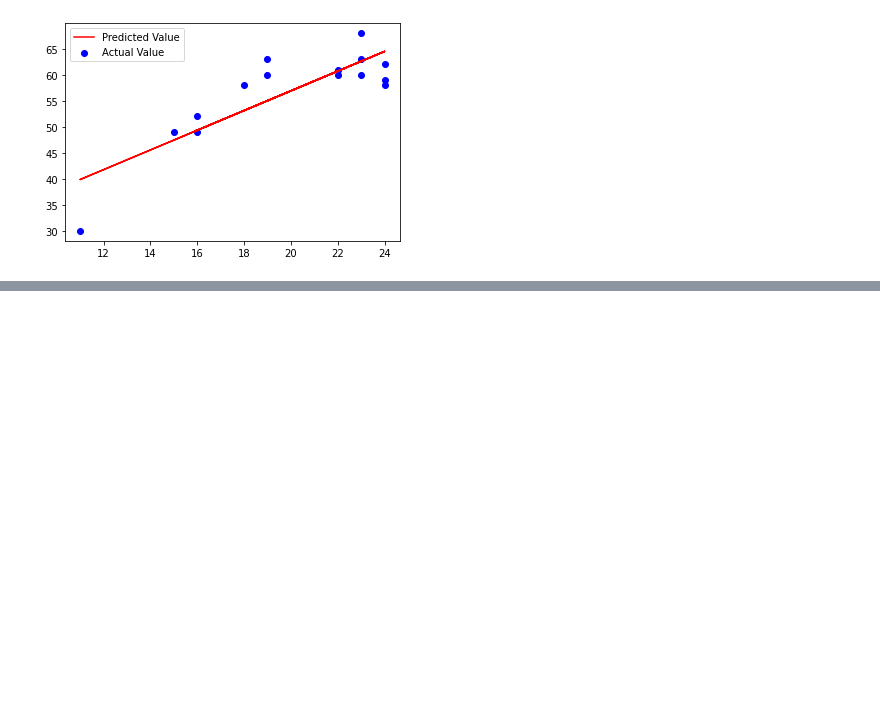
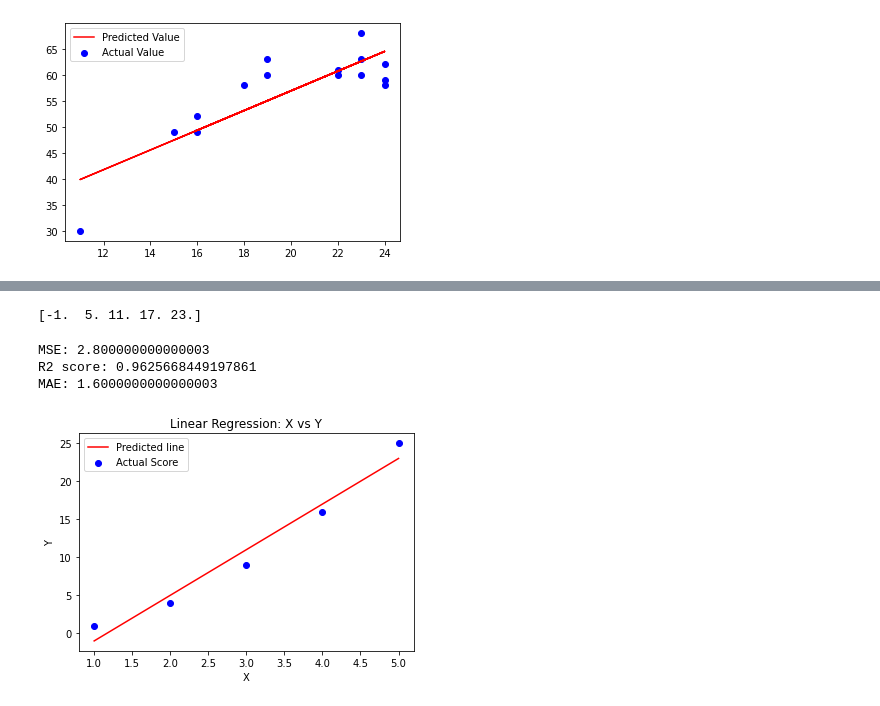
Before and after one commit to Suparshv/FCSP-2, a Jupyter notebook: CH-5.ipynb, the cells around one changed output, grey strips where cells are left out. Cells and saved outputs as stored; diff of their text form; code cells hidden in the pictures; blank space fills up the shorter version.

```diff
--- a/CH-5.ipynb
+++ b/CH-5.ipynb
@@ -67,0 +109,30 @@ plt.show()
+# %%
+from sklearn.linear_model import LinearRegression
+model=LinearRegression()
+model.fit(x,y)
+y_pred=model.predict(x)
+print(y_pred)
+# %% [output]
+[-1.  5. 11. 17. 23.]
+# %%
+from sklearn.metrics import mean_squared_error,r2_score,mean_absolute_error
+print('MSE:',mean_squared_error(y,y_pred))
+print('R2 score:',r2_score(y,y_pred))
+print('MAE:',mean_absolute_error(y,y_pred))
+# %% [output]
+MSE: 2.800000000000003
+R2 score: 0.9625668449197861
+MAE: 1.6000000000000003
+# %%
+import matplotlib.pyplot as plt
+import numpy as np
+plt.scatter(x,y,color='blue',label='Actual Score')
+x=np.array(x)
+plt.plot(x,y_pred,color='red',label='Predicted line')
+plt.xlabel("X")
+plt.ylabel("Y")
+plt.title('Linear Regression: X vs Y')
+plt.legend()
+plt.show()
+# %% [output]
+[figure, added]
```
Also changed, not shown: parts of 14 cells of this notebook, 4 other files.
